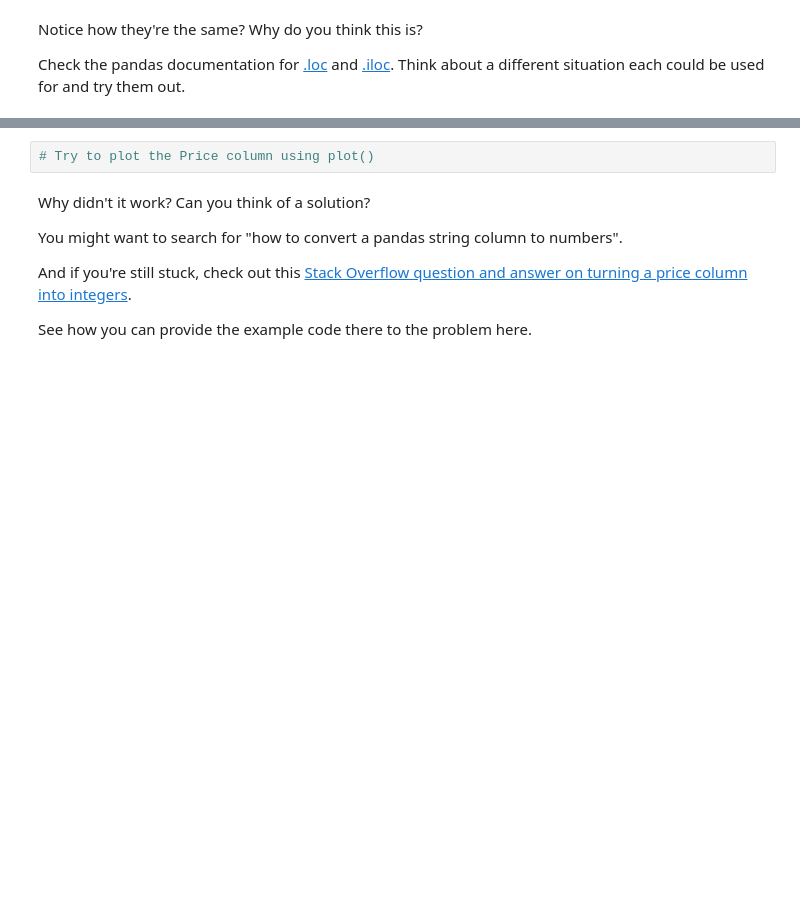
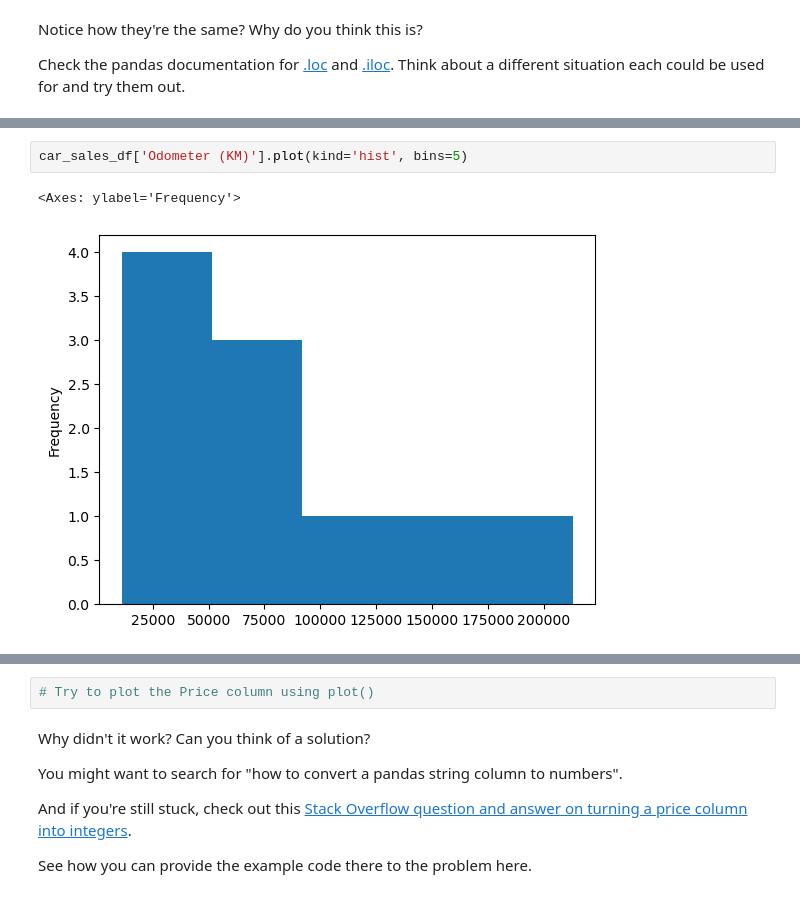
Before and after one commit to JinxSeven/ml-sandbox, a Jupyter notebook: pandas/pandas-exercises.ipynb, the cells around one changed output, grey strips where cells are left out. Saved outputs shown, nothing was run; the diff lists cells and outputs as text; blank space fills up the shorter version.

```diff
--- a/pandas/pandas-exercises.ipynb
+++ b/pandas/pandas-exercises.ipynb
@@ -100,2 +257,7 @@ Check the pandas documentation for [.loc](https://pandas.pydata.org/pandas-docs/
+# %%
+car_sales_df['Odometer (KM)'].plot(kind='hist', bins=5)
+# %% [output]
+<Axes: ylabel='Frequency'>
+[figure, added]
 # %%
 # Create a histogram of the Odometer column using hist()
```
Also changed, not shown: parts of 24 cells of this notebook, 2 other files.
